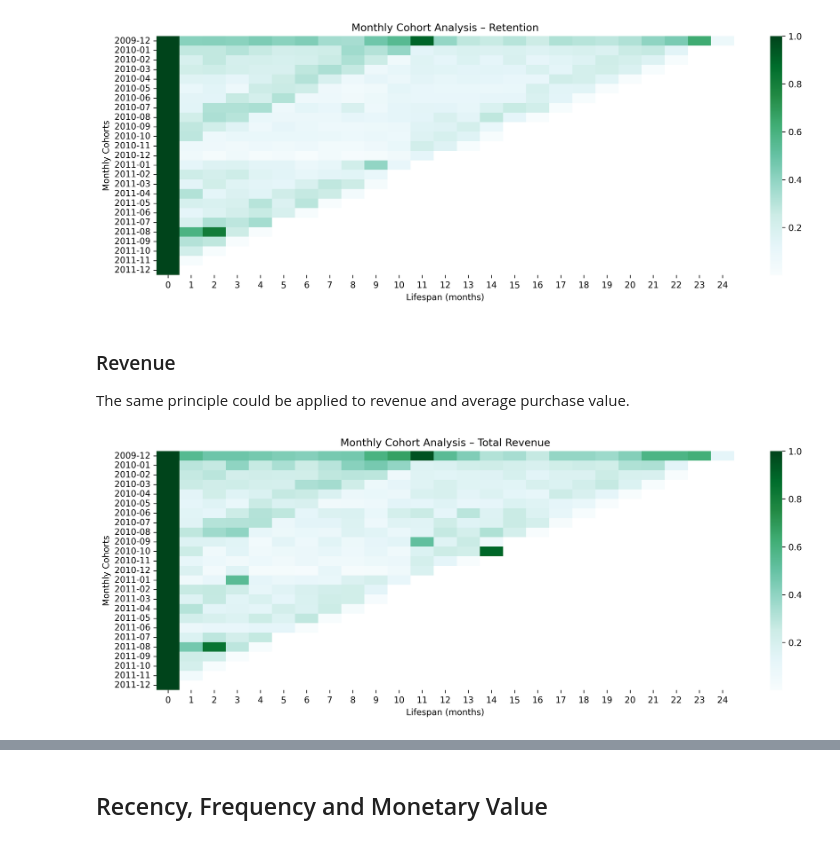
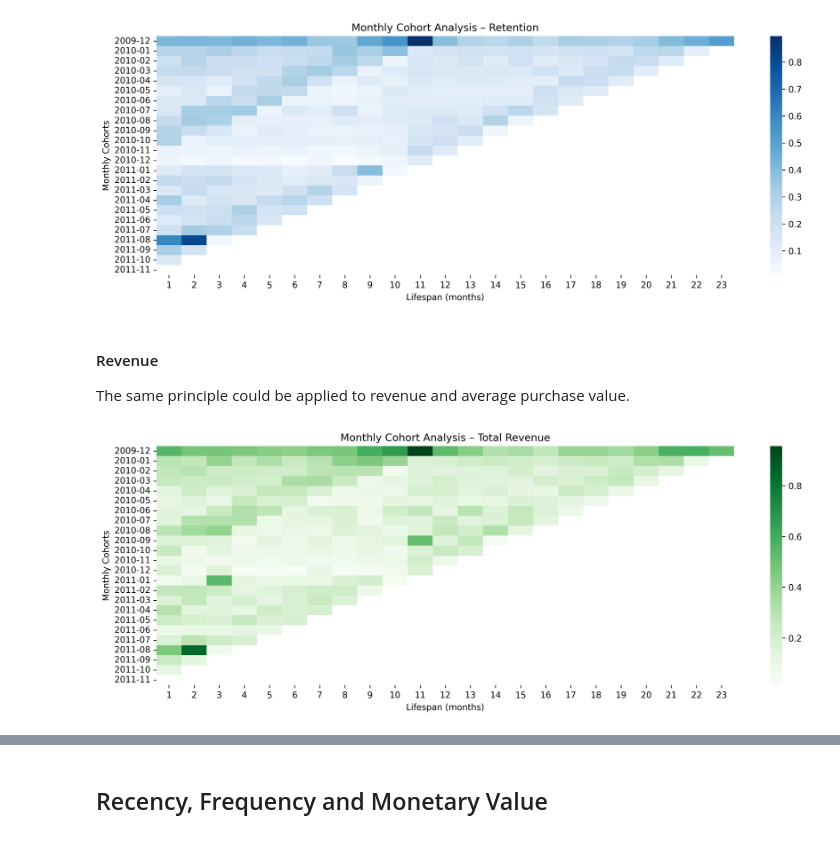
Before and after one commit to antobzzll/antobzzll.github.io, a Jupyter notebook: posts/online-retail-customer-segmentation/index.ipynb, the cells around one changed output, grey strips where cells are left out. Saved outputs shown, nothing was run; the diff lists cells and outputs as text; code cells hidden in the pictures.

```diff
--- a/posts/online-retail-customer-segmentation/index.ipynb
+++ b/posts/online-retail-customer-segmentation/index.ipynb
@@ -41,8 +51,9 @@ df = df.rename(columns={'Customer ID': 'CustomerID'})
 df = df.dropna(subset='CustomerID', axis=0)
 
 df['CustomerSince'] = df.groupby('CustomerID')[['InvoiceDate']].transform(min)
-df['Lifespan'] =  df['InvoiceDate'] - df['CustomerSince']
-df['Lifespan_M'] = (df['Lifespan'].dt.days / 30.44).astype(int)
+df['Lifespan'] = df['InvoiceDate'] - df['CustomerSince']
+df['Lifespan_D'] = df['Lifespan'].dt.days
+df['Lifespan_M'] = (df['Lifespan_D'] / 30.44).astype(int)
 df['MonthlyCohort'] = pd.to_datetime(df['CustomerSince']).dt.to_period('M') #.dt.to_timestamp()
 df['Amount'] = df['Price'] * df['Quantity']
 
@@ -63,9 +74,11 @@ for region, countries in regions.items():
 
 df['Region'] = df['Country'].map(country_to_region)
 
-df = df[df['Amount'] > 0]
+# Subsetting
+df = df[(df['Amount'] > 0) & (df['InvoiceDate'] < "2011-12-01")]
 
-df.head()
+display(df.head())
+print(f"Timeframe: {df['InvoiceDate'].min().date()} - {df['InvoiceDate'].max().date()}")
 # %% [output]
 |  | Invoice | StockCode | Description | Quantity | InvoiceDate | Price | CustomerID | Country | Year | ... |
 | 0 | 489434 | 85048 | 15CM CHRISTMAS GLASS BALL 20 LIGHTS | 12 | 2009-12-01 07:45:00 | 6.95 | 13085.0 | United Kingdom | 1 | ... |
@@ -78,6 +103,7 @@ df.head()
 # %%
 grouped_m = df.groupby(['MonthlyCohort', 'Lifespan_M']).agg(
     n=('CustomerID', 'count'),
-    TotalRevenue=('Amount', 'sum')).reset_index()
+    TotalAmount=('Amount', 'sum'),
+    AvgAmount=('Amount', 'mean')).reset_index()
 grouped_m
 # %% [output]
@@ -119,28 +189,28 @@ plt.show()
 # %%
 cohorts = grouped_m.reset_index(drop=True).pivot(index='MonthlyCohort', columns='Lifespan_M', values='n')
-retention = cohorts.divide(cohorts.iloc[:, 0], axis=0)
+heatmap = cohorts.divide(cohorts.iloc[:, 0], axis=0)
 
 plt.figure(figsize=(15, 5), dpi=300)
-sns.heatmap(retention, cmap='BuGn')
+sns.heatmap(heatmap.iloc[:, 1:], cmap='Blues')
 plt.title("Monthly Cohort Analysis – Retention")
 plt.xlabel('Lifespan (months)')
 plt.ylabel('Monthly Cohorts')
 plt.show()
 # %% [output]
-[figure, old version]
+[figure, new version]
 # %% [markdown]
-### Revenue
+#### Revenue
 
 The same principle could be applied to revenue and average purchase value.
 # %%
-cohorts = grouped_m.reset_index(drop=True).pivot(index='MonthlyCohort', columns='Lifespan_M', values='TotalRevenue')
-retention = cohorts.divide(cohorts.iloc[:, 0], axis=0)
+cohorts = grouped_m.reset_index(drop=True).pivot(index='MonthlyCohort', columns='Lifespan_M', values='TotalAmount')
+heatmap = cohorts.divide(cohorts.iloc[:, 0], axis=0)
 
 plt.figure(figsize=(15, 5), dpi=300)
-sns.heatmap(retention, cmap='BuGn')
+sns.heatmap(heatmap.iloc[:, 1:], cmap='Greens')
 plt.title("Monthly Cohort Analysis – Total Revenue")
 plt.xlabel('Lifespan (months)')
 plt.ylabel('Monthly Cohorts')
 plt.show()
 # %% [output]
-[figure, old version]
+[figure, new version]
```
Also changed, not shown: parts of 38 cells of this notebook, 1 other file.
